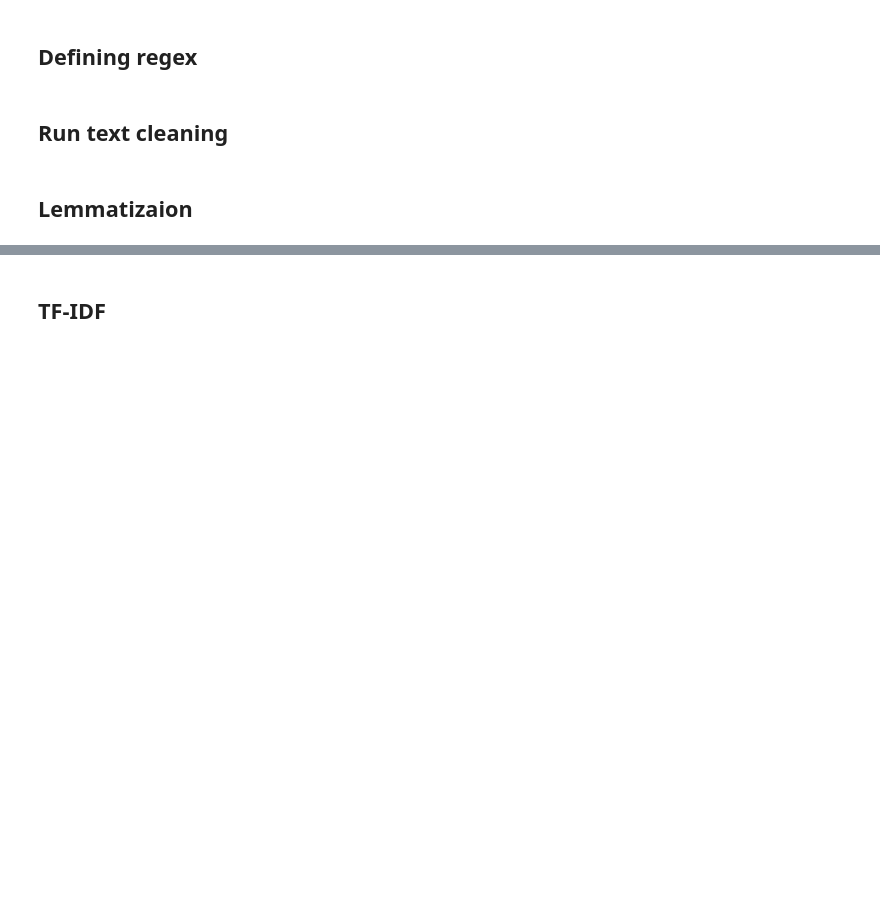
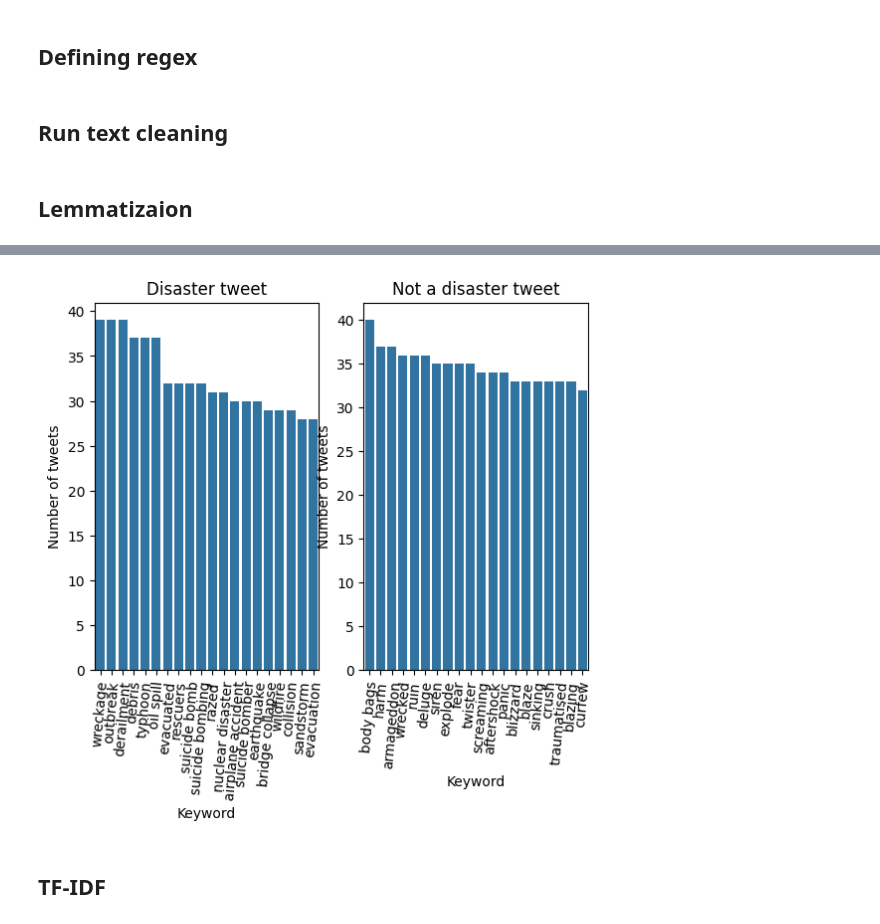
Before and after one commit to PolarsDude/Kaggle, a Jupyter notebook: Natural Language Processing with Disaster Tweets/nlp_disaster.ipynb, the cells around one changed output, grey strips where cells are left out. Saved outputs shown, nothing was run; the diff lists cells and outputs as text; code cells hidden in the pictures; blank space fills up the shorter version.

```diff
--- a/Natural Language Processing with Disaster Tweets/nlp_disaster.ipynb
+++ b/Natural Language Processing with Disaster Tweets/nlp_disaster.ipynb
@@ -174,3 +194,26 @@ shape: (209, 3)
+# %%
+fix, ax = plt.subplots(nrows = 1,ncols = 2)
+
+
+sns.barplot(data = n_tweets_keyword
+                    .filter(pl.col('Target')=='Disaster tweet',
+                            pl.col('rank')<=20)
+                    .to_pandas(),
+                    x = 'Keyword',
+                    y = 'Number of tweets',
+                    ax = ax[0]).set(title = 'Disaster tweet')
+
+sns.barplot(data = n_tweets_keyword
+                    .filter(pl.col('Target')!='Disaster tweet',
+                            pl.col('rank')<=20)
+                    .to_pandas(),
+                    x = 'Keyword',
+                    y = 'Number of tweets',
+                    ax=ax[1]).set(title = 'Not a disaster tweet')
+ax[0].tick_params(axis='x', labelrotation=85)
+ax[1].tick_params(axis='x', labelrotation=85)
+# %% [output]
+[figure, added]
 # %% [markdown]
 ## TF-IDF
 # %%
```
Also changed, not shown: parts of 16 cells of this notebook.
